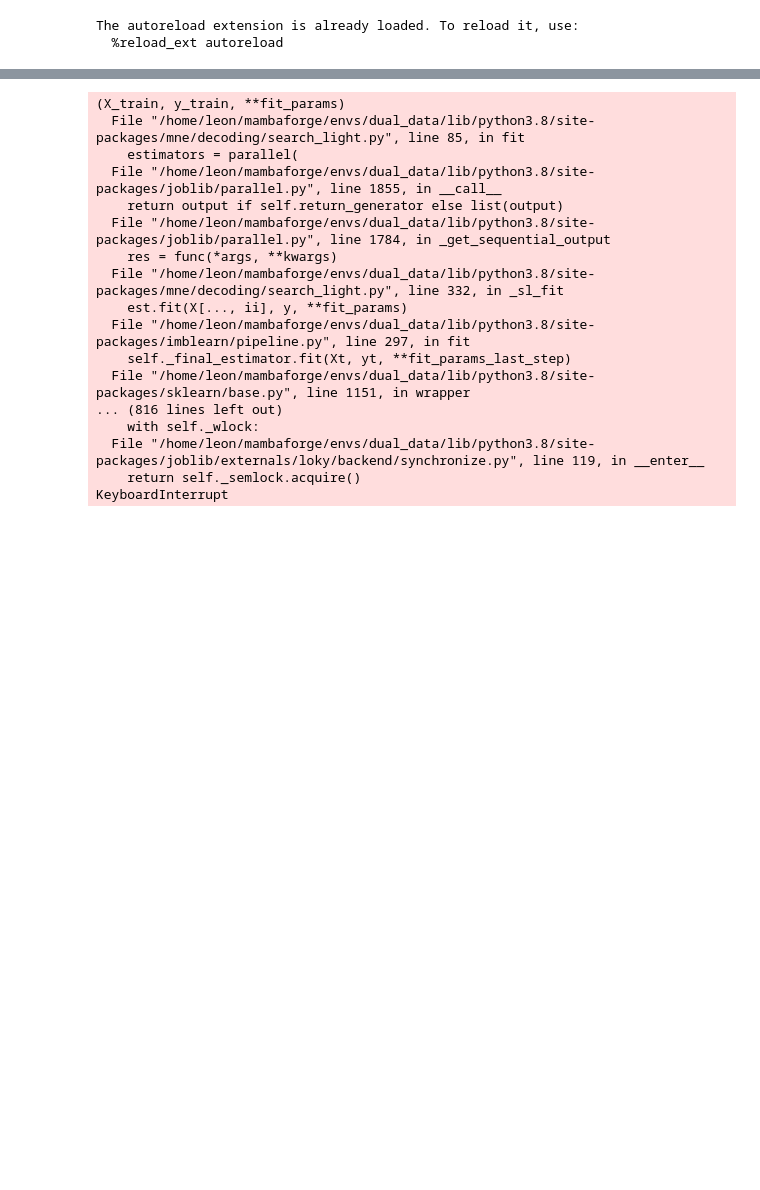
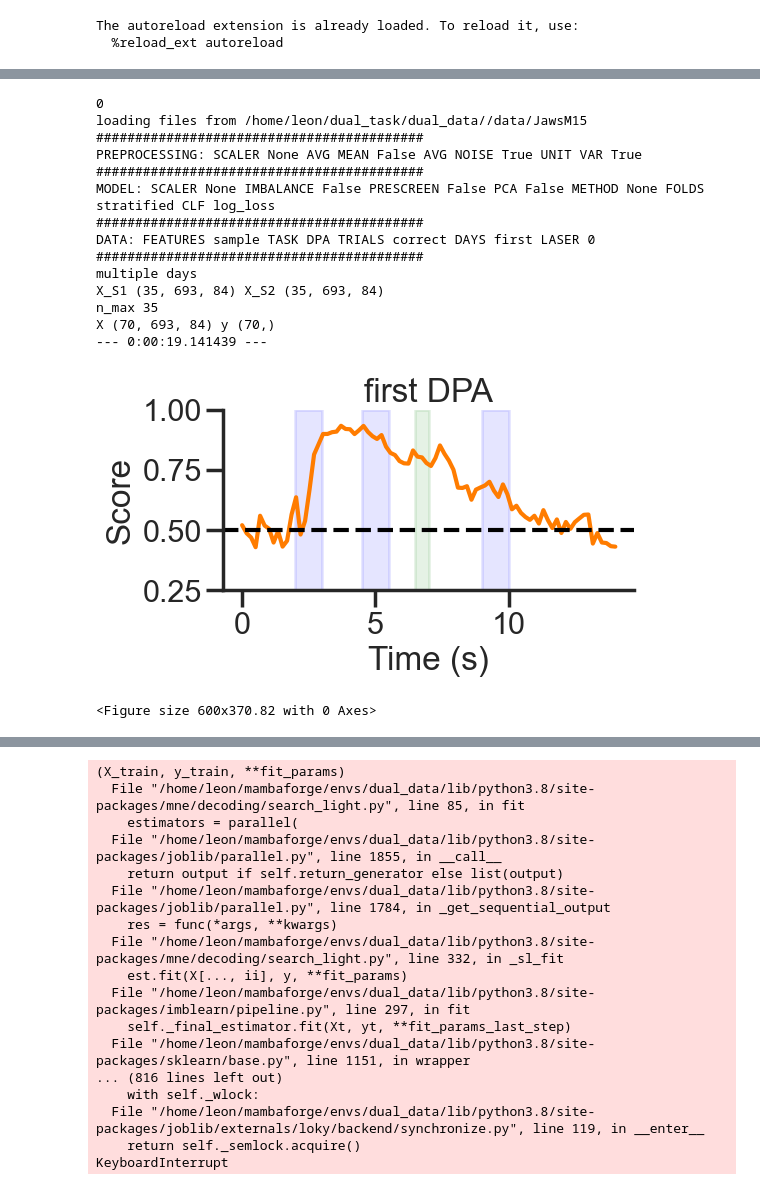
Before and after one commit to kiriclope/HiDN, a Jupyter notebook: notebooks/decoding.ipynb, the cells around one changed output, grey strips where cells are left out. Saved outputs shown, nothing was run; the diff lists cells and outputs as text; code cells hidden in the pictures; blank space fills up the shorter version.

```diff
--- a/notebooks/decoding.ipynb
+++ b/notebooks/decoding.ipynb
@@ -60,0 +61,19 @@ np.max((1,2))
+# %%
+run ../dual_data/decode/mne_scores.py features=sample day=first task=DPA
+# %% [output]
+0
+loading files from /home/leon/dual_task/dual_data//data/JawsM15
+##########################################
+PREPROCESSING: SCALER None AVG MEAN False AVG NOISE True UNIT VAR True
+##########################################
+MODEL: SCALER None IMBALANCE False PRESCREEN False PCA False METHOD None FOLDS stratified CLF log_loss
+##########################################
+DATA: FEATURES sample TASK DPA TRIALS correct DAYS first LASER 0
+##########################################
+multiple days
+X_S1 (35, 693, 84) X_S2 (35, 693, 84)
+n_max 35
+X (70, 693, 84) y (70,)
+--- 0:00:19.141439 ---
+[figure, added]
+<Figure size 600x370.82 with 0 Axes>
```
Also changed, not shown: parts of 15 cells of this notebook, 14 other files.
